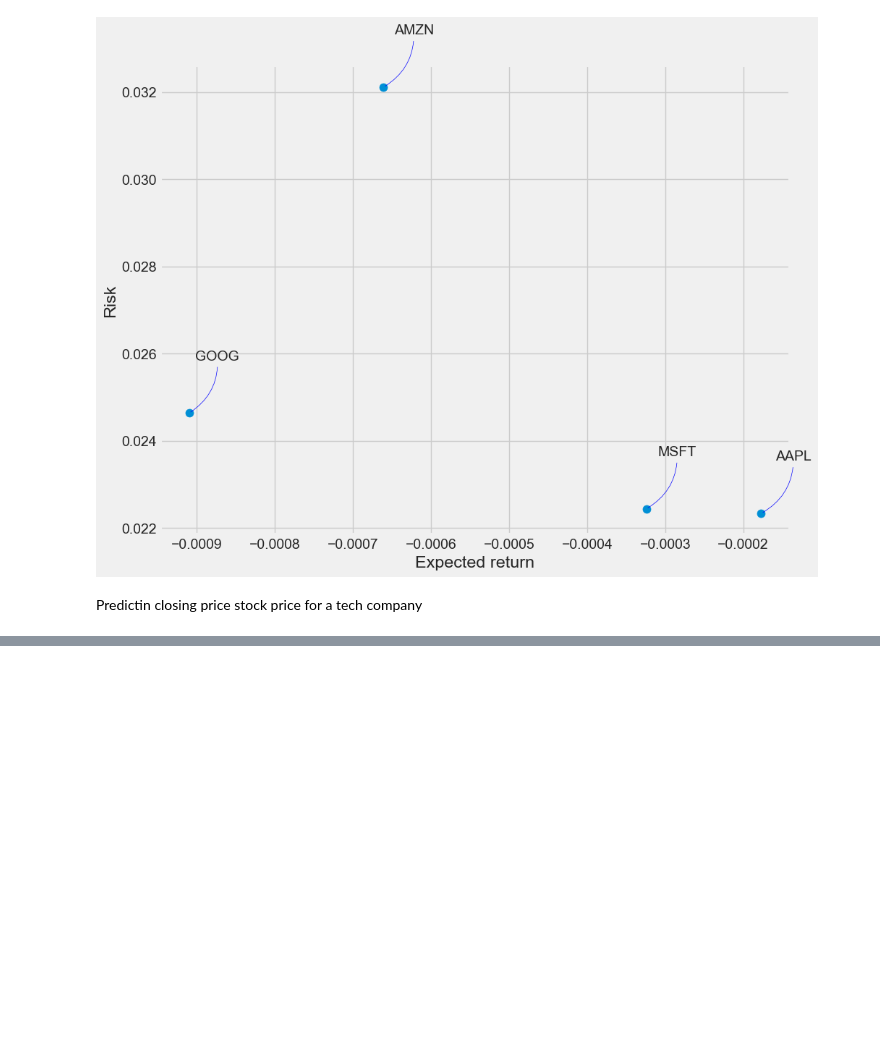
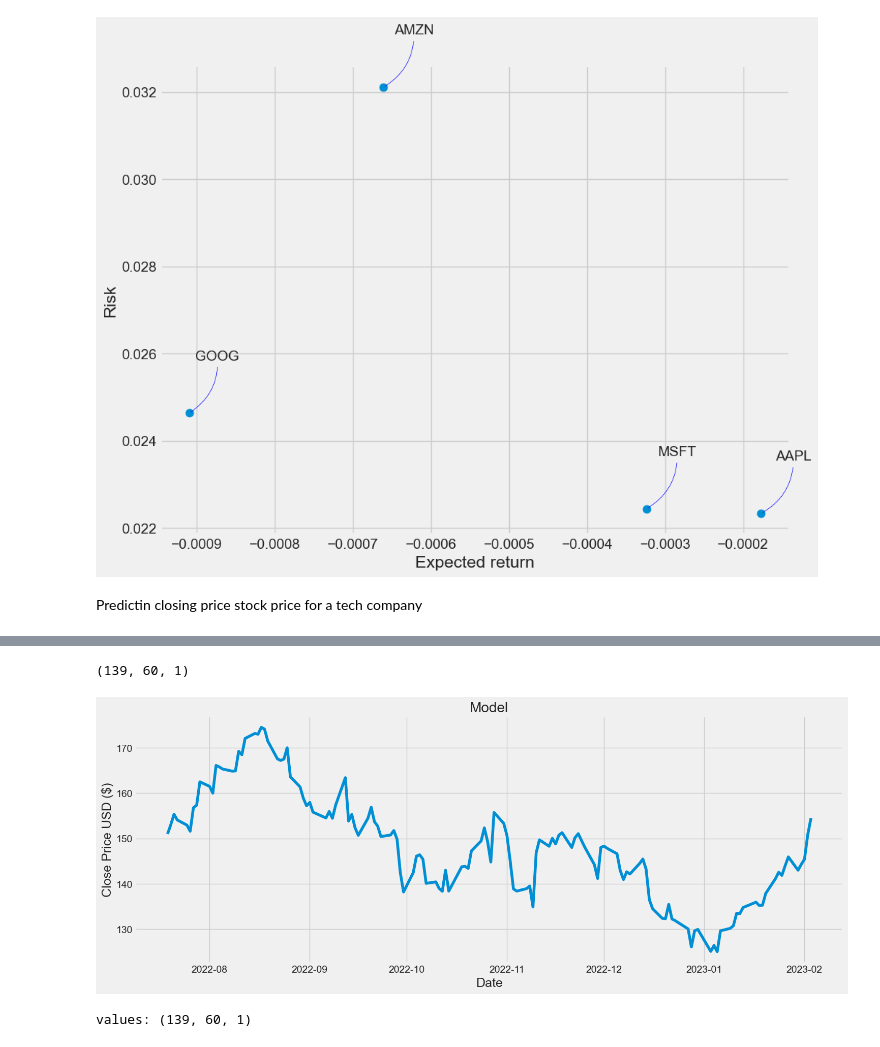
Before and after one commit to josefigarola/ML_Practices, a Jupyter notebook: StockMarketAnalysis.ipynb, the cells around one changed output, grey strips where cells are left out. Drawn from its saved outputs; the diff is of its cells as text; code cells hidden in the pictures; blank space fills up the shorter version.

Commit message:
Predictions need corrections

```diff
--- a/StockMarketAnalysis.ipynb
+++ b/StockMarketAnalysis.ipynb
@@ -340,13 +340,19 @@ def prep_test_data(scaled_data, training_data_len, dataset, model, scaler):
 
     # Get the models predicted price values
     predictions = model.predict(x_test)
+
+    #print(predictions.shape)
+    predictions = predictions.reshape(-1, 1)
+    #print(predictions.shape)
+
+    # Invert the predicted values scale
     predictions = scaler.inverse_transform(predictions)
 
     # Get the root mean squared error (RMSE)
-    rmse = np.sqrt(np.mean(((predictions - y_test) ** 2)))
-    print('RMSE: ', rmse)
+    #rmse = np.sqrt(np.mean(((predictions - y_test) ** 2)))
+    #print('RMSE: ', rmse)
 
-    return x_test, y_test
+    return x_test, y_test, predictions
 
 
 def CPS_pred(company = 'AAPL'):
@@ -395,6 +401,6 @@ def CPS_pred(company = 'AAPL'):
     model = Create_model(X_train, y_train)
     print('NN Trained')
 
-    x_test, y_test = prep_test_data(scaled_data, training_data_len, dataset, model, scaler)
+    predictions = prep_test_data(scaled_data, training_data_len, dataset, model, scaler)
 
-    return model
+    return predictions, training_data_len, data
@@ -405,0 +407,2 @@ model, x_test, y_test = CPS_pred('AAPL')
+# %%
+predictions, training_data_len, data = CPS_pred('AAPL')
@@ -405,0 +414,21 @@ model, x_test, y_test = CPS_pred('AAPL')
+# %%
+pred = np.array(predictions[2])
+# reshape array to (139,60,1)
+pred = np.array(predictions[2]).reshape(139,60,1)
+pred.shape
+# %% [output]
+(139, 60, 1)
+# %%
+# plot the predictions and the actual values
+plt.figure(figsize=(16,6))
+plt.title('Model')
+plt.xlabel('Date', fontsize=18)
+plt.ylabel('Close Price USD ($)', fontsize=18)
+plt.plot(data[training_data_len:])
+#plt.plot(pred)
+plt.show()
+
+print('values:', pred.shape)
+# %% [output]
+[figure, added]
+values: (139, 60, 1)
```
Also changed, not shown: parts of 3 cells of this notebook.
